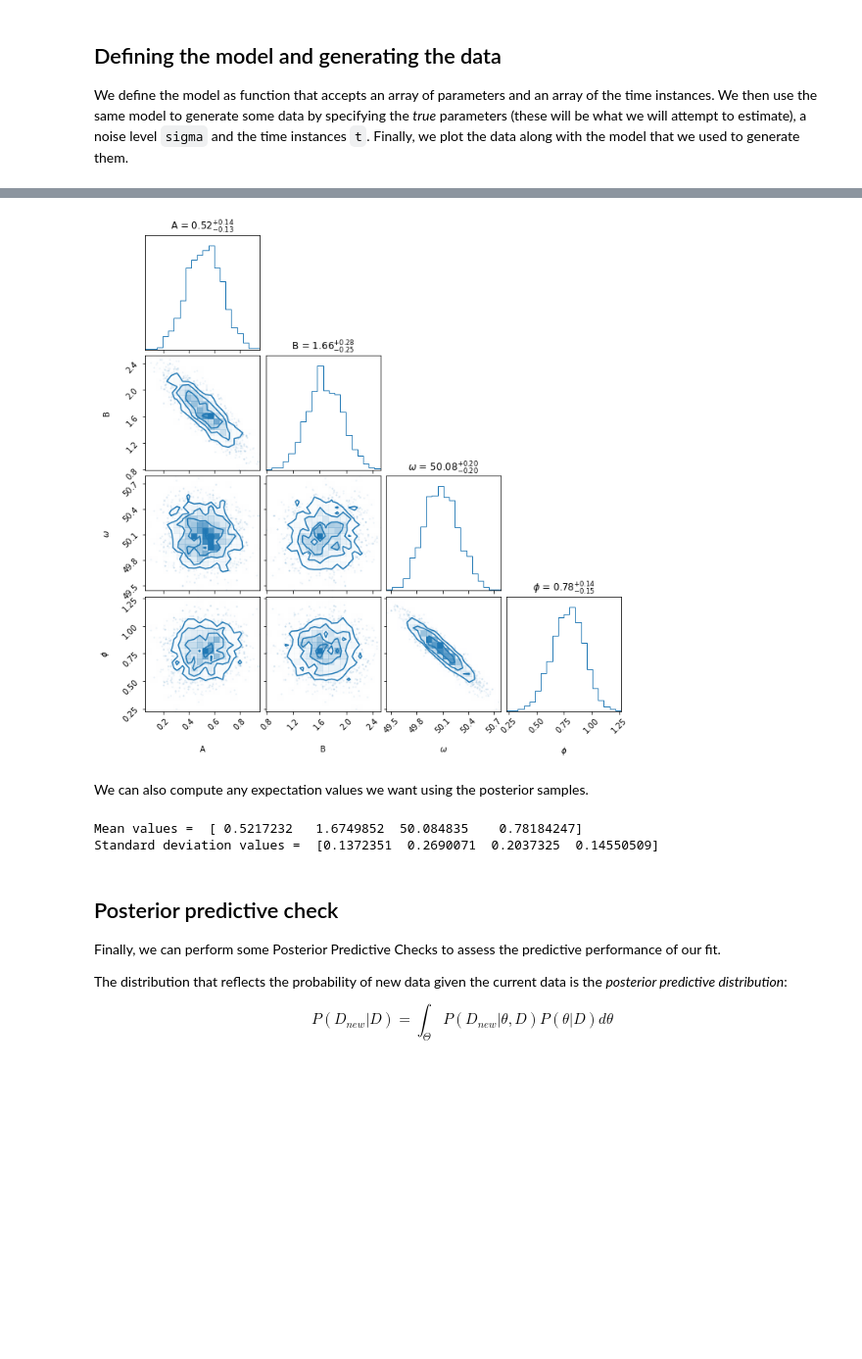
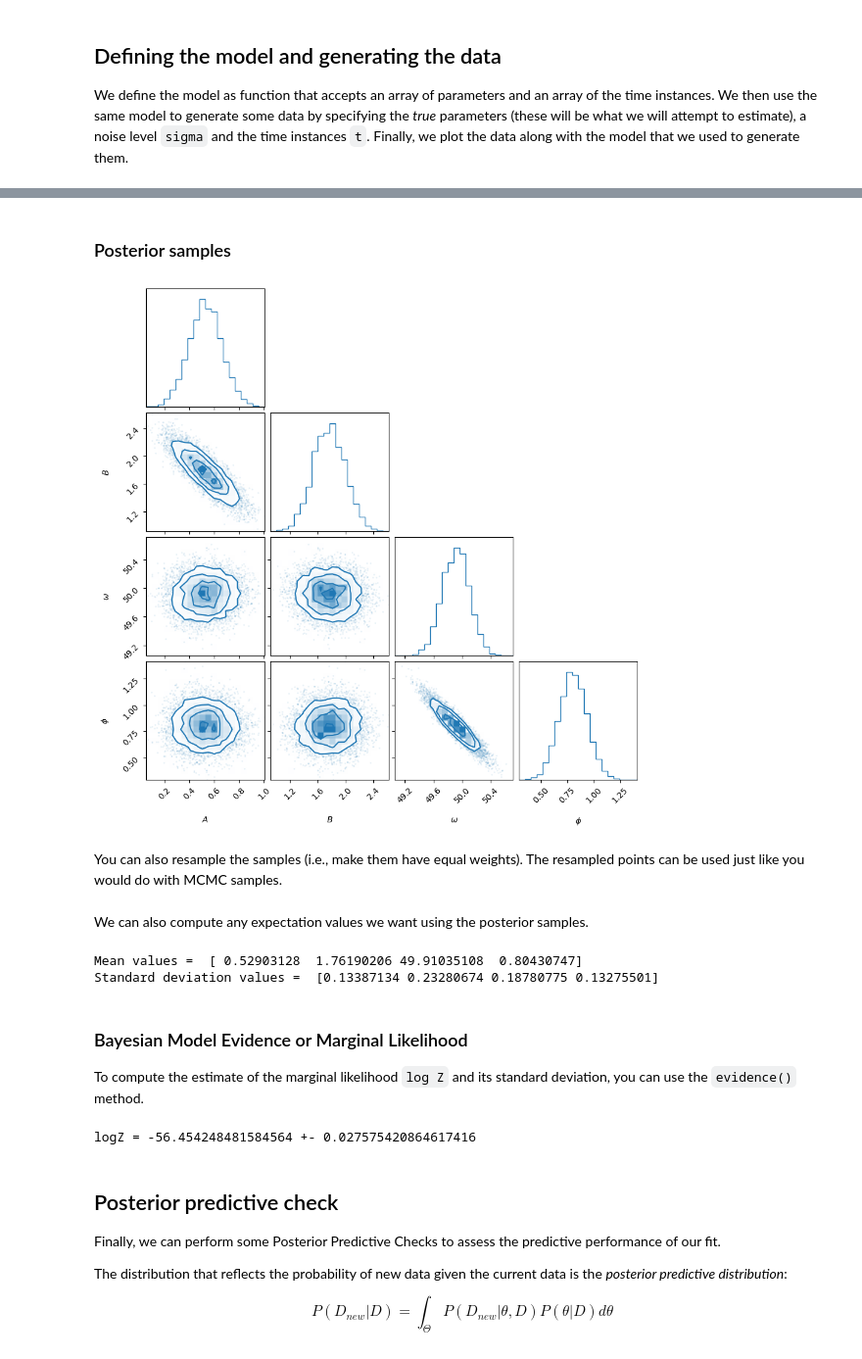
Before and after one commit to minaskar/pocomc, a Jupyter notebook: docs/source/tutorials/fitting.ipynb, the cells around one changed output, grey strips where cells are left out. Shown at 98% size. Drawn from its saved outputs; the diff is of its cells as text; code cells hidden in the pictures; blank space fills up the shorter version.

```diff
--- a/docs/source/tutorials/fitting.ipynb
+++ b/docs/source/tutorials/fitting.ipynb
@@ -57,0 +70,9 @@ plt.show()
+# %%
+from scipy.stats import uniform
+
+prior = pc.Prior([
+    uniform(-5.0, 10.0), # A in [-5, 5]
+    uniform(-5.0, 10.0), # B in [-5, 5]
+    uniform(10.0, 100.0), # omega in [10, 100]
+    uniform(0.0, np.pi), # phi in [0, pi]
+])
@@ -103,16 +100,9 @@ We then run the sampler by providing the initial positions of the walkers ``prio
 # %%
 # Sampler initialisation
-sampler = pc.Sampler(n_particles,
-                     n_dim,
-                     log_likelihood=log_like,
-                     log_prior=log_prior,
-                     bounds=bounds,
-                     log_likelihood_args=[t, data, sigma],
-                     log_prior_args=[bounds]
-                    )
+sampler = pc.Sampler(prior=prior,
+                     likelihood=log_like,
+                     likelihood_args=[t, data, sigma],
+                     )
 
 # Run sampler
-sampler.run(prior_samples)
-
-# Add extra samples
-sampler.add_samples(2000)
+sampler.run()
@@ -133,4 +115,13 @@ pc.plotting.trace(results, labels=['A', 'B', r'$\omega$', r'$\phi$']);
+# %% [markdown]
+### Posterior samples
+# %%
+samples, weights, logl, logp = sampler.posterior()
 # %%
-pc.plotting.corner(results, labels=['A', 'B', r'$\omega$', r'$\phi$']);
+import corner
+
+fig = corner.corner(samples, weights=weights, labels=[r'$A$', r'$B$', r'$\omega$', r'$\phi$'], color='C0')
+plt.show()
 # %% [output]
-[figure, old version]
+[figure, new version]
+# %% [markdown]
+You can also resample the samples (i.e., make them have equal weights). The resampled points can be used just like you would do with MCMC samples.
@@ -137,11 +130,21 @@ pc.plotting.corner(results, labels=['A', 'B', r'$\omega$', r'$\phi$']);
 # %% [markdown]
 We can also compute any expectation values we want using the posterior samples.
 # %%
-print('Mean values = ', np.mean(results['samples'], axis=0))
-print('Standard deviation values = ', np.std(results['samples'], axis=0))
+print('Mean values = ', np.mean(resampled_points, axis=0))
+print('Standard deviation values = ', np.std(resampled_points, axis=0))
 # %% [output]
-Mean values =  [ 0.5217232   1.6749852  50.084835    0.78184247]
-Standard deviation values =  [0.1372351  0.2690071  0.2037325  0.14550509]
+Mean values =  [ 0.52903128  1.76190206 49.91035108  0.80430747]
+Standard deviation values =  [0.13387134 0.23280674 0.18780775 0.13275501]
+# %% [markdown]
+### Bayesian Model Evidence or Marginal Likelihood
+
+To compute the estimate of the marginal likelihood ``log Z`` and its standard deviation, you can use the ``evidence()`` method.
+# %%
+logz, logz_err = sampler.evidence()
+
+print("logZ =", logz, "+-", logz_err)
+# %% [output]
+logZ = -56.454248481584564 +- 0.027575420864617416
 # %% [markdown]
 ## Posterior predictive check
 
```
Also changed, not shown: parts of 16 cells of this notebook, 30 other files.
